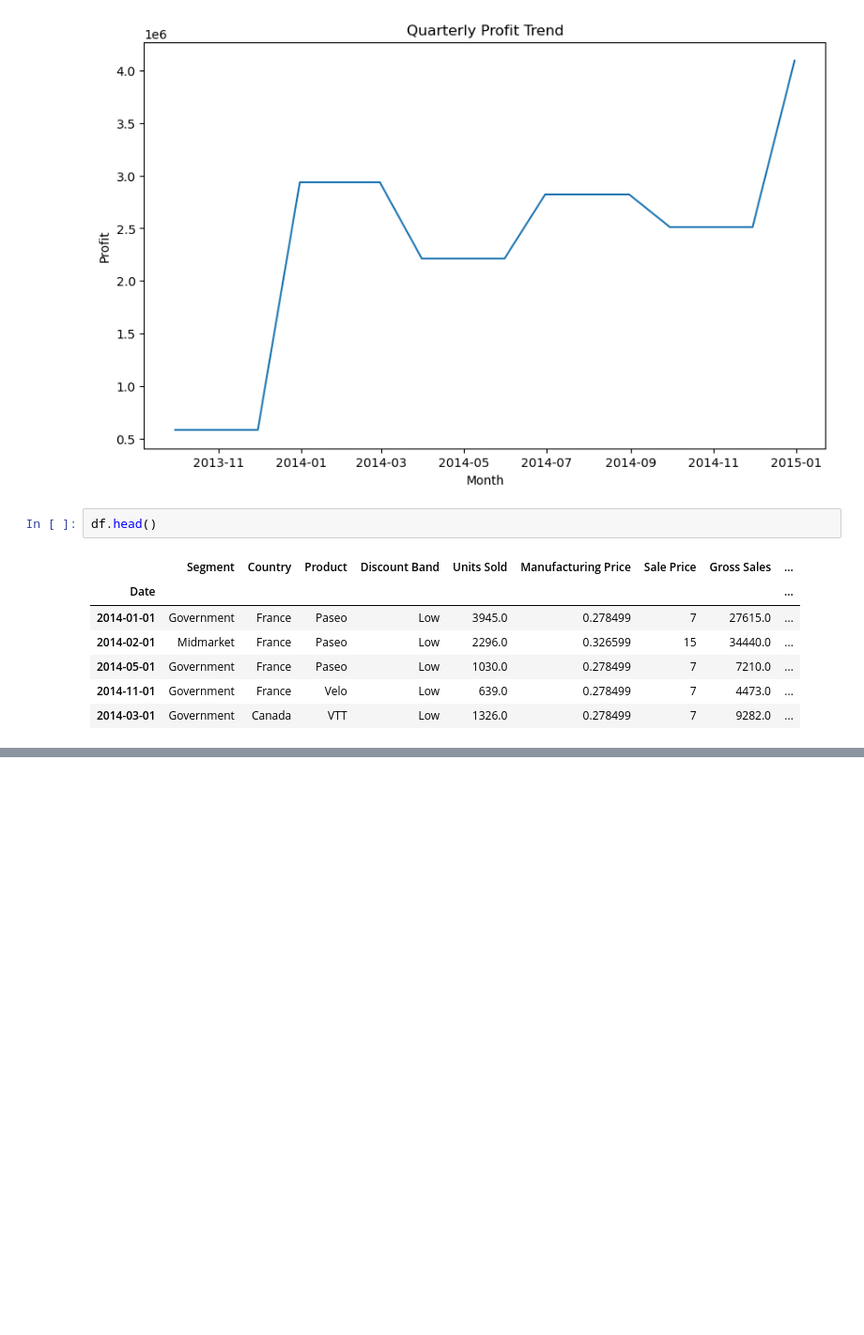
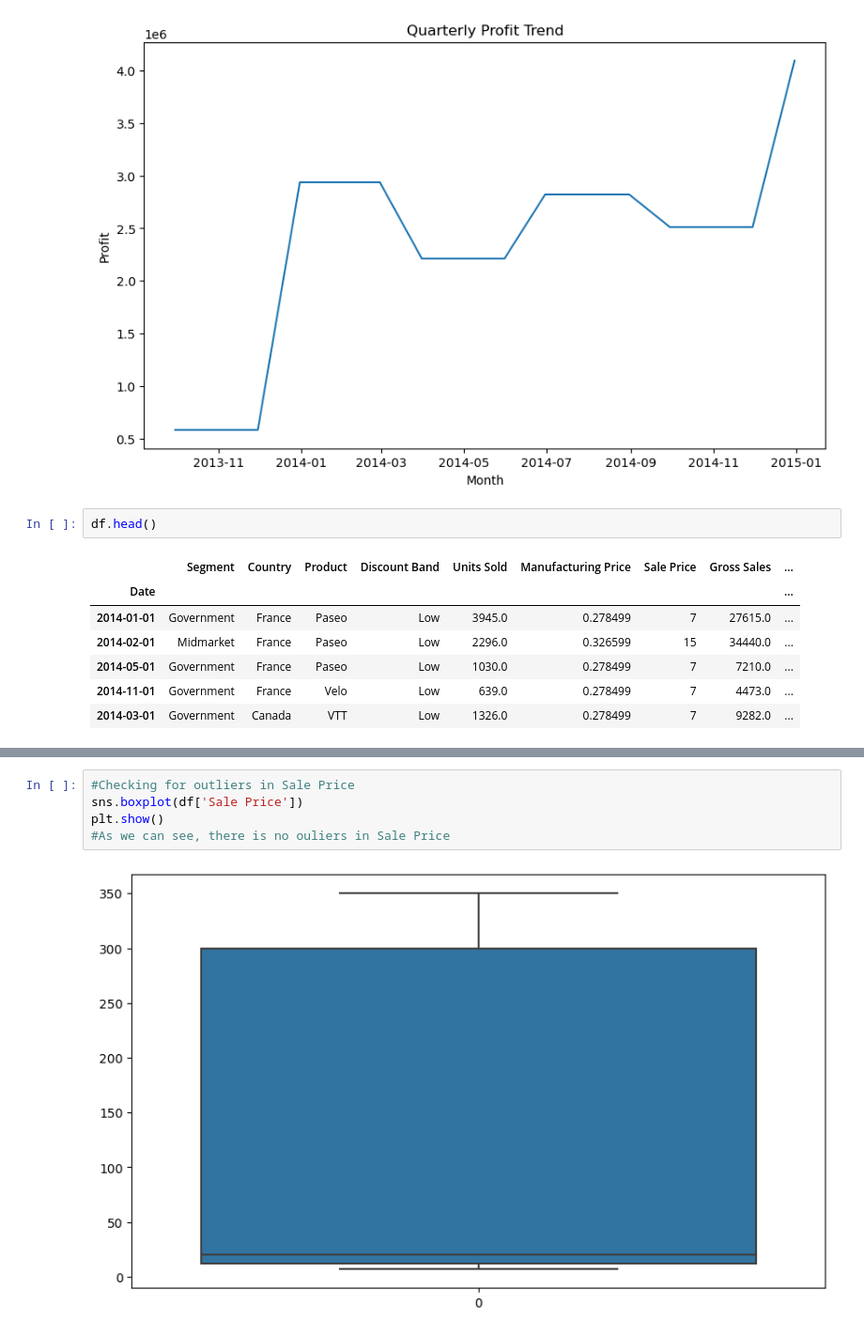
Before and after one commit to hibahdesu/Data-Analysis, a Jupyter notebook: one/Analysis for Sales.ipynb, the cells around one changed output, grey strips where cells are left out. Shown at 94% size. Drawn from its saved outputs; the diff is of its cells as text; blank space fills up the shorter version.

```diff
--- a/one/Analysis for Sales.ipynb
+++ b/one/Analysis for Sales.ipynb
@@ -923,0 +941,7 @@ df.head()
+# %%
+#Checking for outliers in Sale Price
+sns.boxplot(df['Sale Price'])
+plt.show()
+#As we can see, there is no ouliers in Sale Price
+# %% [output]
+[figure, added]
```
Also changed, not shown: parts of 7 cells of this notebook.
